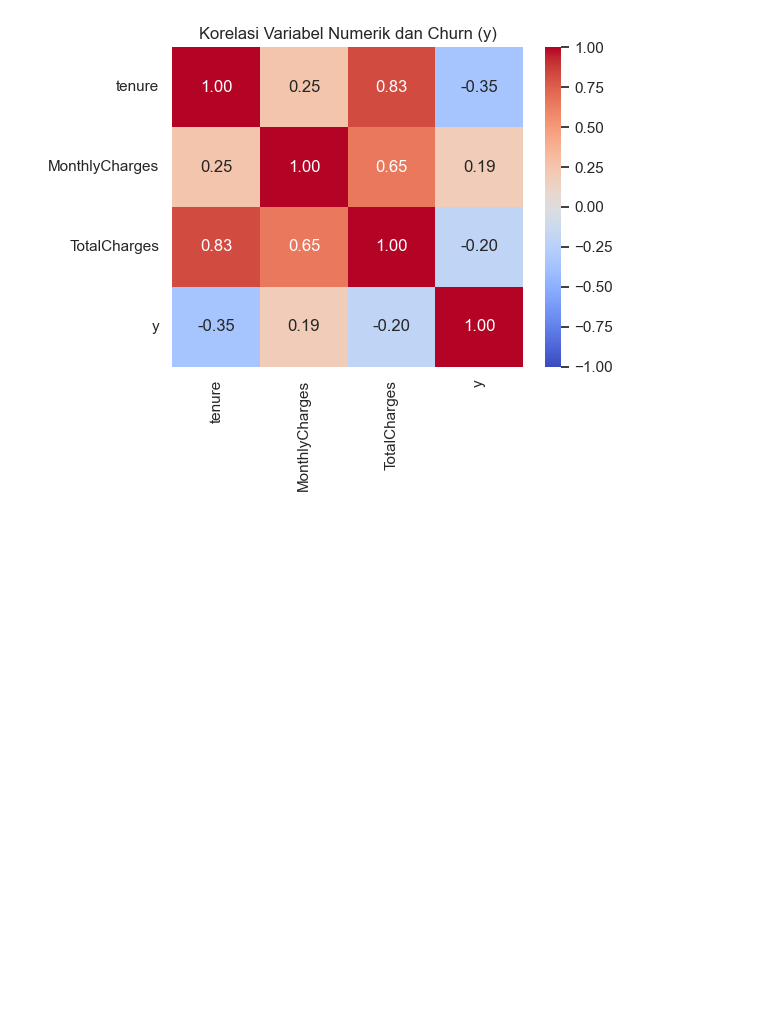
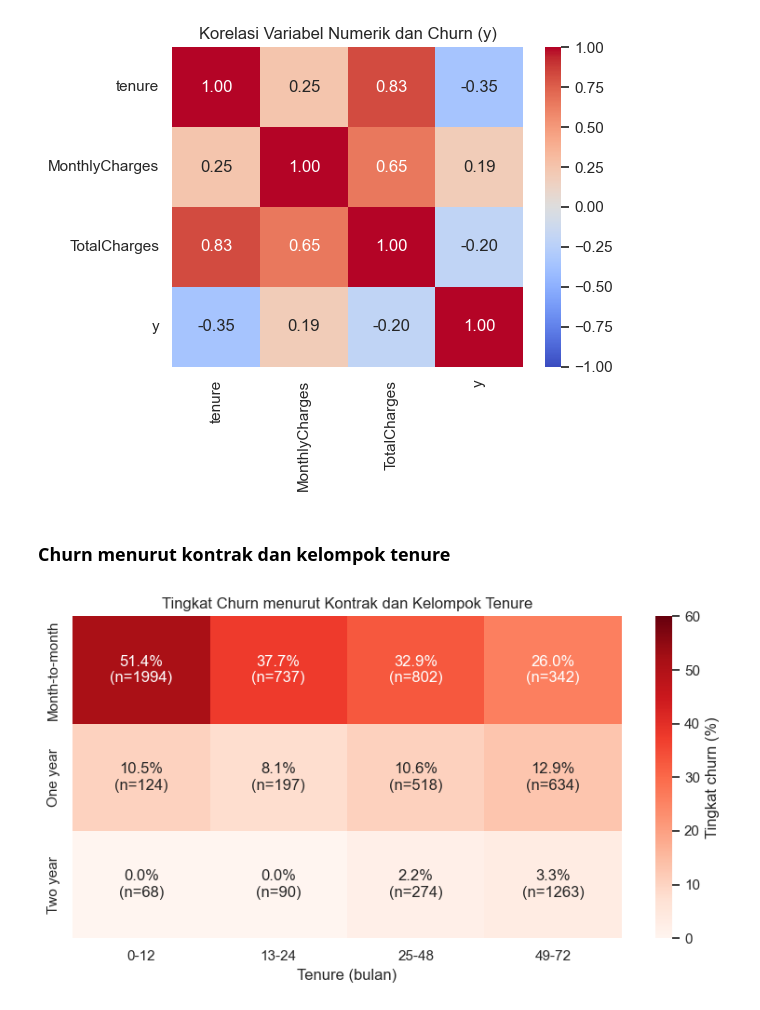
Before and after one commit to Cecarrr/21_IF-B_Pemuja-Kerang-Ajaib, a Jupyter notebook: notebooks/Insight-EDA.ipynb, the cells around one changed output. Cells and saved outputs as stored; diff of their text form; code cells hidden in the pictures; blank space fills up the shorter version.

Commit message:
Menambahkan grafik visual

```diff
--- a/notebooks/Insight-EDA.ipynb
+++ b/notebooks/Insight-EDA.ipynb
@@ -197,3 +197,22 @@ plt.savefig('../figures/fig5_korelasi.png', dpi=150)
 plt.show()
 # %% [output]
 [figure]
+# %% [markdown]
+### Churn menurut kontrak dan kelompok tenure
+# %%
+urutan_kontrak = ['Month-to-month', 'One year', 'Two year']
+laju = df.pivot_table(index='Contract', columns='tenure_group', values='y', aggfunc='mean', observed=True).reindex(urutan_kontrak) * 100
+jumlah = df.pivot_table(index='Contract', columns='tenure_group', values='y', aggfunc='count', observed=True).reindex(urutan_kontrak)
+anotasi = laju.round(1).astype(str) + '%\n(n=' + jumlah.astype(int).astype(str) + ')'
+
+
+fig, ax = plt.subplots(figsize=(8, 4.5))
+sns.heatmap(laju, annot=anotasi, fmt='', cmap='Reds', vmin=0, vmax=60, cbar_kws={'label': 'Tingkat churn (%)'}, ax=ax)
+ax.set_xlabel('Tenure (bulan)')
+ax.set_ylabel('')
+ax.set_title('Tingkat Churn menurut Kontrak dan Kelompok Tenure')
+plt.tight_layout()
+plt.savefig('../figures/fig6_churn_kontrak_tenure.png', dpi=150)
+plt.show()
+# %% [output]
+[figure, added]
```
Also changed, not shown: parts of 4 cells of this notebook.
